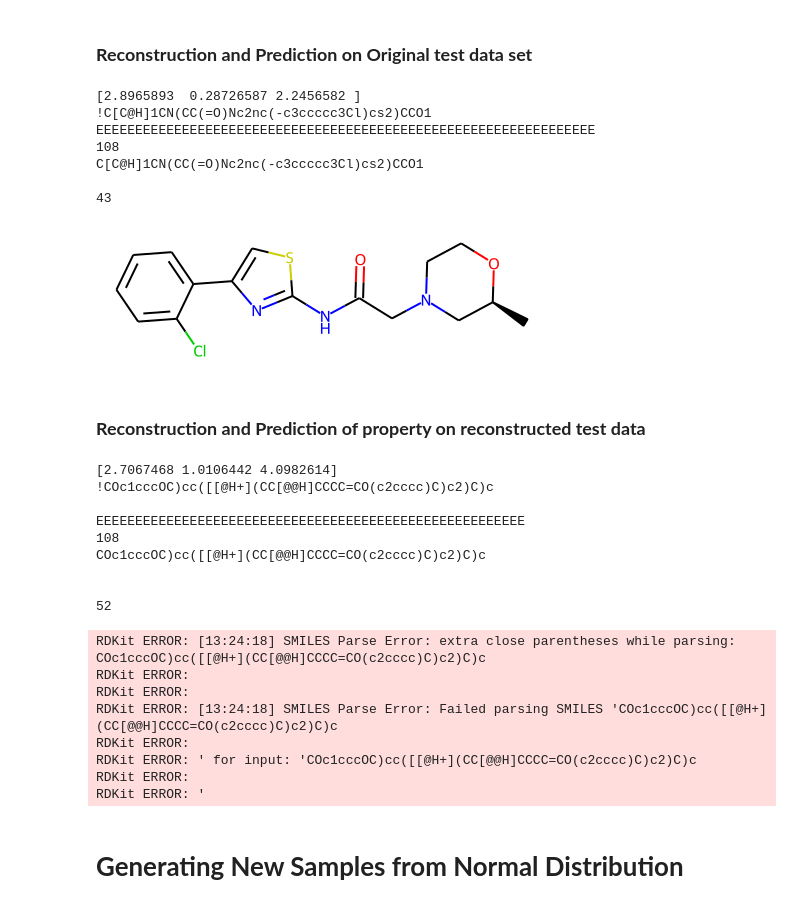
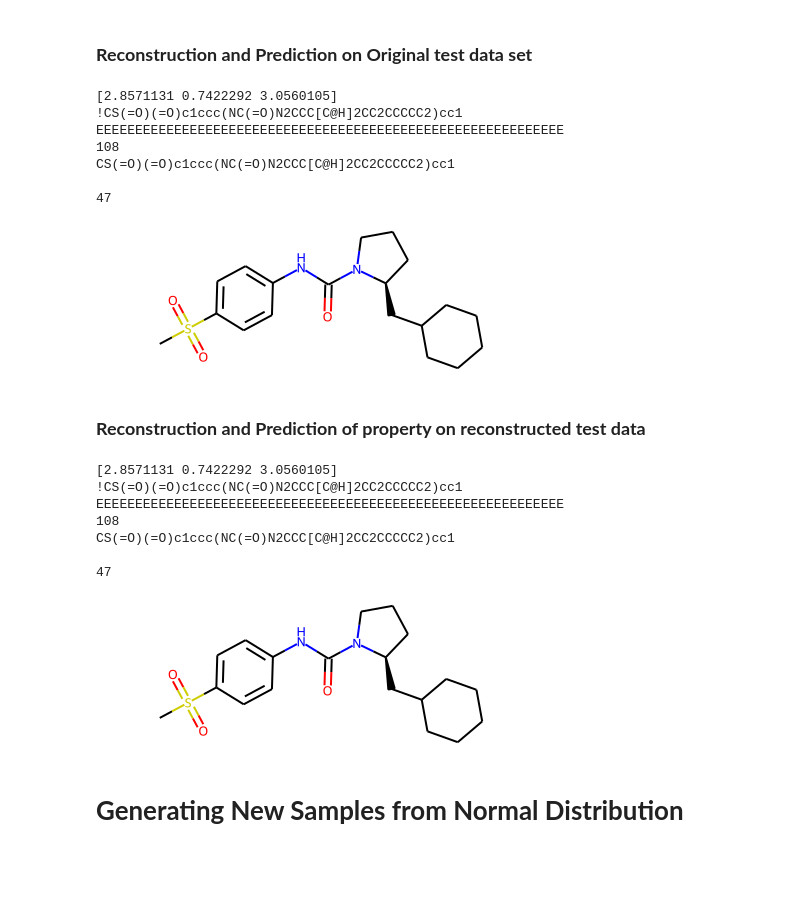
Before and after one commit to chandagrover/Machine-Learning, a Jupyter notebook: 4_2SMILEVAEPropertyVAE_Predictor.ipynb, the cells around one changed output. Cells and saved outputs as stored; diff of their text form; code cells hidden in the pictures; blank space fills up the shorter version.

```diff
--- a/4_2SMILEVAEPropertyVAE_Predictor.ipynb
+++ b/4_2SMILEVAEPropertyVAE_Predictor.ipynb
@@ -529,29 +529,29 @@ print(reconst_test.shape)
 # %%
 # Going back from vectorized form back to a readable string on original test data
 
 # Prediction
-idx=150
+idx=15
 print(predicted_xtest[idx])
 
 #Reconstruction
 
 mol="".join([int_to_char[idx] for idx in np.argmax(orig_test[idx,:,:], axis=1)])
 print(mol)
 print(len(mol))
 mol = re.sub('!|E',"", mol)
 print(mol)
 print(len(mol))
 m = Chem.MolFromSmiles(mol)
 m
 # %% [output]
-[2.8965893  0.28726587 2.2456582 ]
-!C[C@H]1CN(CC(=O)Nc2nc(-c3ccccc3Cl)cs2)CCO1
-EEEEEEEEEEEEEEEEEEEEEEEEEEEEEEEEEEEEEEEEEEEEEEEEEEEEEEEEEEEEEEEE
+[2.8571131 0.7422292 3.0560105]
+!CS(=O)(=O)c1ccc(NC(=O)N2CCC[C@H]2CC2CCCCC2)cc1
+EEEEEEEEEEEEEEEEEEEEEEEEEEEEEEEEEEEEEEEEEEEEEEEEEEEEEEEEEEEE
 108
-C[C@H]1CN(CC(=O)Nc2nc(-c3ccccc3Cl)cs2)CCO1
+CS(=O)(=O)c1ccc(NC(=O)N2CCC[C@H]2CC2CCCCC2)cc1
 
-43
+47
-[figure, old version]
+[figure, new version]
 # %% [markdown]
 ### **Reconstruction and Prediction of property on reconstructed test data**
 # %%
@@ -570,23 +570,14 @@ print(len(mol))
 m = Chem.MolFromSmiles(mol)
 m
 # %% [output]
-[2.7067468 1.0106442 4.0982614]
-!COc1cccOC)cc([[@H+](CC[@@H]CCCC=CO(c2cccc)C)c2)C)c
+[2.8571131 0.7422292 3.0560105]
+!CS(=O)(=O)c1ccc(NC(=O)N2CCC[C@H]2CC2CCCCC2)cc1
+EEEEEEEEEEEEEEEEEEEEEEEEEEEEEEEEEEEEEEEEEEEEEEEEEEEEEEEEEEEE
+108
+CS(=O)(=O)c1ccc(NC(=O)N2CCC[C@H]2CC2CCCCC2)cc1
 
-EEEEEEEEEEEEEEEEEEEEEEEEEEEEEEEEEEEEEEEEEEEEEEEEEEEEEEE
-108
-COc1cccOC)cc([[@H+](CC[@@H]CCCC=CO(c2cccc)C)c2)C)c
-
-
-52
+47
-RDKit ERROR: [13:24:18] SMILES Parse Error: extra close parentheses while parsing: COc1cccOC)cc([[@H+](CC[@@H]CCCC=CO(c2cccc)C)c2)C)c
-RDKit ERROR:
-RDKit ERROR:
-RDKit ERROR: [13:24:18] SMILES Parse Error: Failed parsing SMILES 'COc1cccOC)cc([[@H+](CC[@@H]CCCC=CO(c2cccc)C)c2)C)c
-RDKit ERROR:
-RDKit ERROR: ' for input: 'COc1cccOC)cc([[@H+](CC[@@H]CCCC=CO(c2cccc)C)c2)C)c
-RDKit ERROR:
-RDKit ERROR: '
+[figure, added]
 # %% [markdown]
 # **Generating New Samples from Normal Distribution**
 # %%
```
Also changed, not shown: parts of 6 cells of this notebook.
